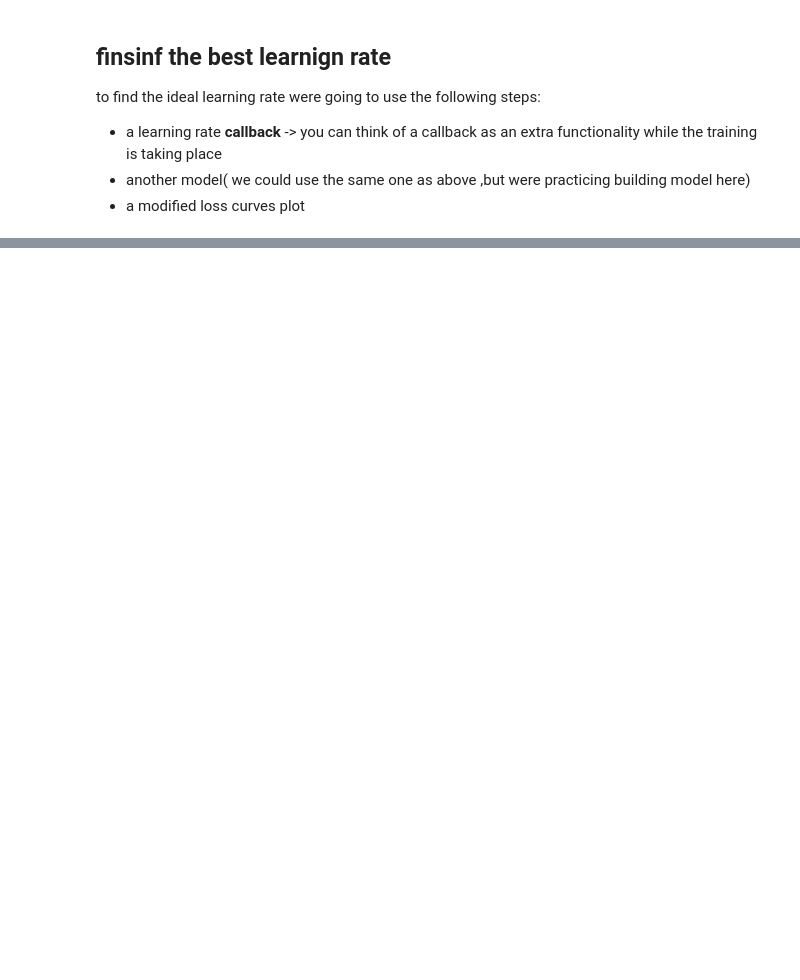
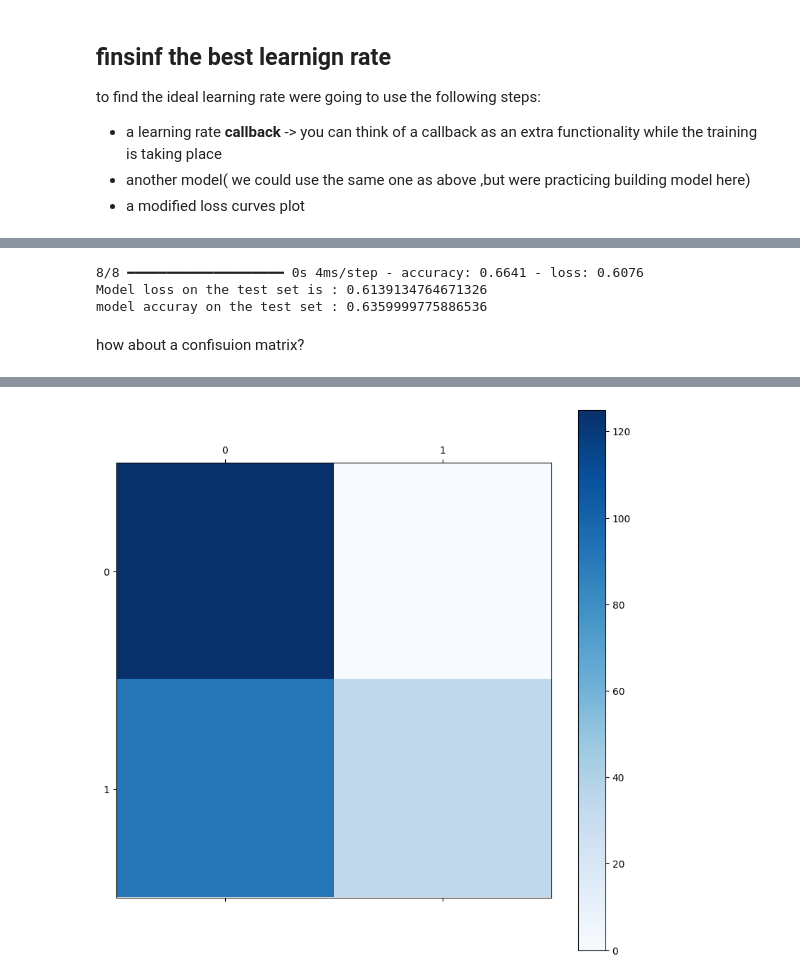
Before and after one commit to lewisnjue/AI, a Jupyter notebook: classifcaion_with_tensorflow.ipynb, the cells around one changed output, grey strips where cells are left out. Saved outputs shown, nothing was run; the diff lists cells and outputs as text; code cells hidden in the pictures; blank space fills up the shorter version.

Commit message:
created a confusion matrix

```diff
--- a/classifcaion_with_tensorflow.ipynb
+++ b/classifcaion_with_tensorflow.ipynb
@@ -244,0 +241,42 @@ model.evaluate(X_test,y_test)
+# %%
+# check the accuracy of our model
+loss , accuracy = model.evaluate(X_test,y_test)
+print(f"Model loss on the test set is : {loss}")
+print(f"model accuray on the test set : { accuracy }")
+# %% [output]
+8/8 ━━━━━━━━━━━━━━━━━━━━ 0s 4ms/step - accuracy: 0.6641 - loss: 0.6076
+Model loss on the test set is : 0.6139134764671326
+model accuray on the test set : 0.6359999775886536
+# %% [markdown]
+how about a confisuion matrix?
+# %%
+# lets create a confision matrix
+from sklearn.metrics import confusion_matrix# importing the confusion matrix
+# make predictions
+y_pred = model.predict(X_test)
+# lets convert the prediction arrays inot labels other than predicion probability
+y_pred_label = tf.round(y_pred)
+y_pred_label
+# now lets create a confusion matrix
+
+# Removed the print() from this line to assign the confusion matrix to cm
+cm = confusion_matrix(y_test,tf.squeeze(tf.round(y_pred)))# now this is perfect make sure the predicted shape is the same as the real shape i had a problem about it
+# lets pretify our confusion matrix -> this will be so cool
+import itertools
+figsize = (10,10)
+# create the confusin matrix
+# Removed the print() from this line as well, cm already holds the confusion matrix
+# cm = print(confusion_matrix(y_test,tf.squeeze(tf.round(y_pred)))) # Corrected line
+cm_norm = cm/cm.sum(axis=1)[:,np.newaxis]
+# create a figure
+n_classes = cm.shape[0]
+fig,ax = plt.subplots(figsize=figsize)
+cax = ax.matshow(cm,cmap=plt.cm.Blues)
+fig.colorbar(cax)
+# create classes
+classes = False
+if classes:
+  labels = classes
+else:
+  labels = np.arange(cm.shape[0])
+# %% [output]
@@ -244,0 +284 @@ model.evaluate(X_test,y_test)
+[figure, added]
```
Also changed, not shown: parts of 16 cells of this notebook.
